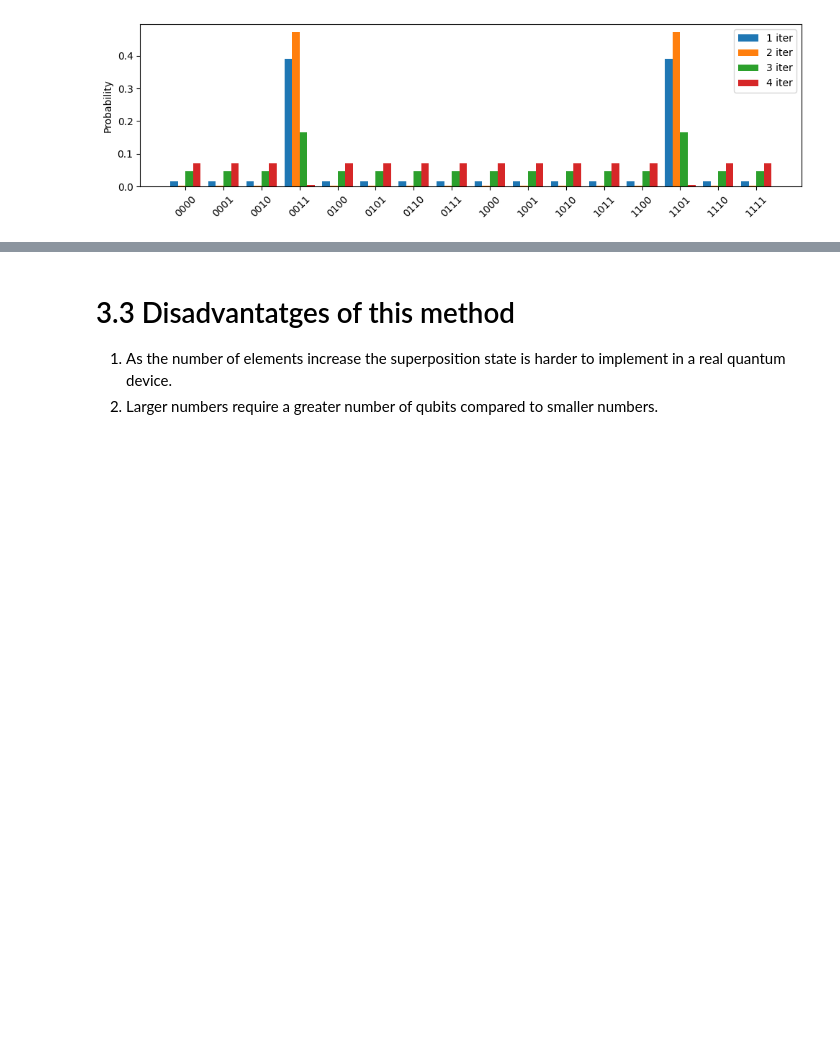
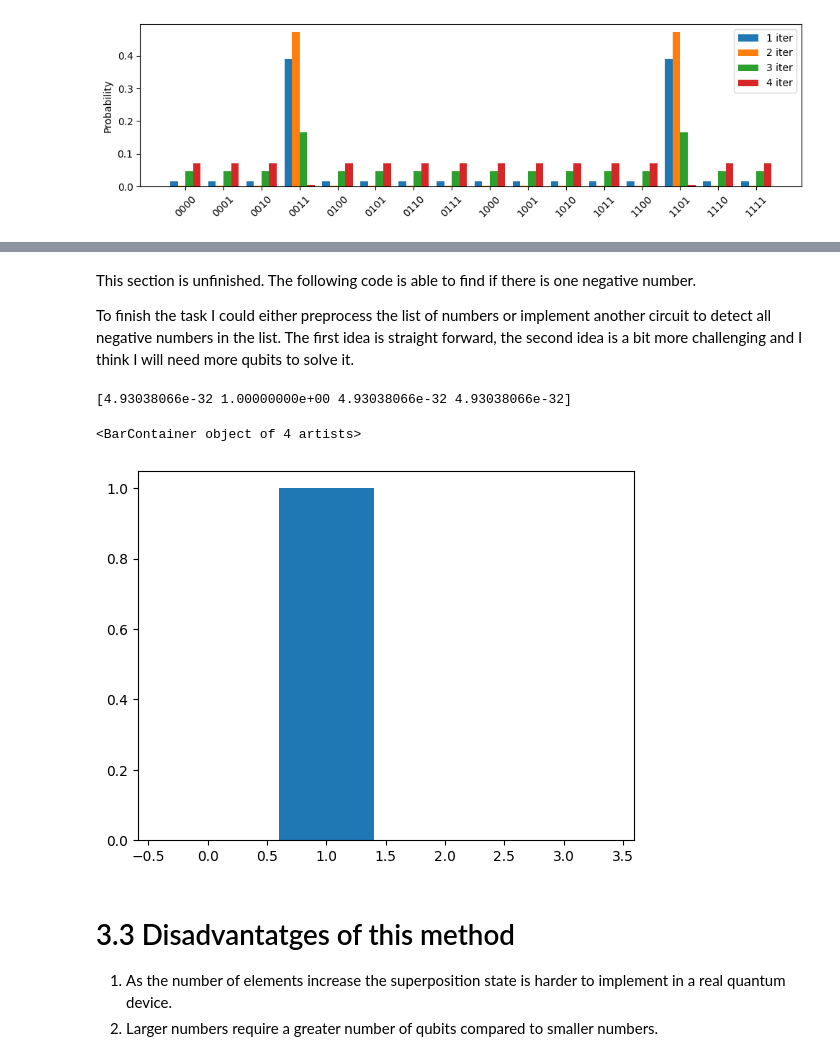
Before and after one commit to gllodra12/qosf_2023_10, a Jupyter notebook: Task_1.ipynb, the cells around one changed output, grey strips where cells are left out. Cells and saved outputs as stored; diff of their text form; code cells hidden in the pictures; blank space fills up the shorter version.

Commit message:
add task 2 in section 3.2

```diff
--- a/Task_1.ipynb
+++ b/Task_1.ipynb
@@ -286,3 +321,52 @@ plt.tight_layout()
+# %% [markdown]
+This section is unfinished. The following code is able to find if there is one negative number.
+
+To finish the task I could either preprocess the list of numbers or implement another circuit to detect all negative numbers in the list. The first idea is straight forward, the second idea is a bit more challenging and I think I will need more qubits to solve it.
+# %%
+numbers = [1, -3, 2, 15]
+num_qubits = int(np.ceil(np.log2(len(numbers))))
+iterations = 1
+
+# Auxiliar function
+def generate_binary_sequences(length):
+    """ Return a binary sequence.
+
+    Example: if length = 2
+        return [[0,0],[0,1],[1,0],[1,1]]
+    """
+    if length <= 0:
+        return [[]]
+    else:
+        return [[i] + rest for i in range(2) for rest in generate_binary_sequences(length - 1)]
+
+dev = qml.device("default.qubit", wires=num_qubits)
+
+@qml.qnode(dev)
+def circuit():
+    # Apply Hadamard gates to create superposition of all possible states
+    for qubit in range(num_qubits):
+        qml.Hadamard(wires=qubit)
+
+    # Define the oracle to mark the negative integer
+    for _ in range(iterations):
+        bin_seq = generate_binary_sequences(length=num_qubits)
+        for index, num in enumerate(numbers):
+            if num < 0:
+                qml.FlipSign(bin_seq[index], wires=range(num_qubits))
+
+        qml.GroverOperator(wires = range(num_qubits))
+
+    # Measure the qubits
+    return qml.probs(wires=range(num_qubits))
+
+# Run the circuit
+result = circuit()
+print(result)
+plt.bar(list(range(2**num_qubits)), result)
+# %% [output]
+[4.93038066e-32 1.00000000e+00 4.93038066e-32 4.93038066e-32]
+<BarContainer object of 4 artists>
+[figure, added]
 # %% [markdown]
 # 3.3 Disadvantatges of this method
 
```
Also changed, not shown: parts of 6 cells of this notebook.
